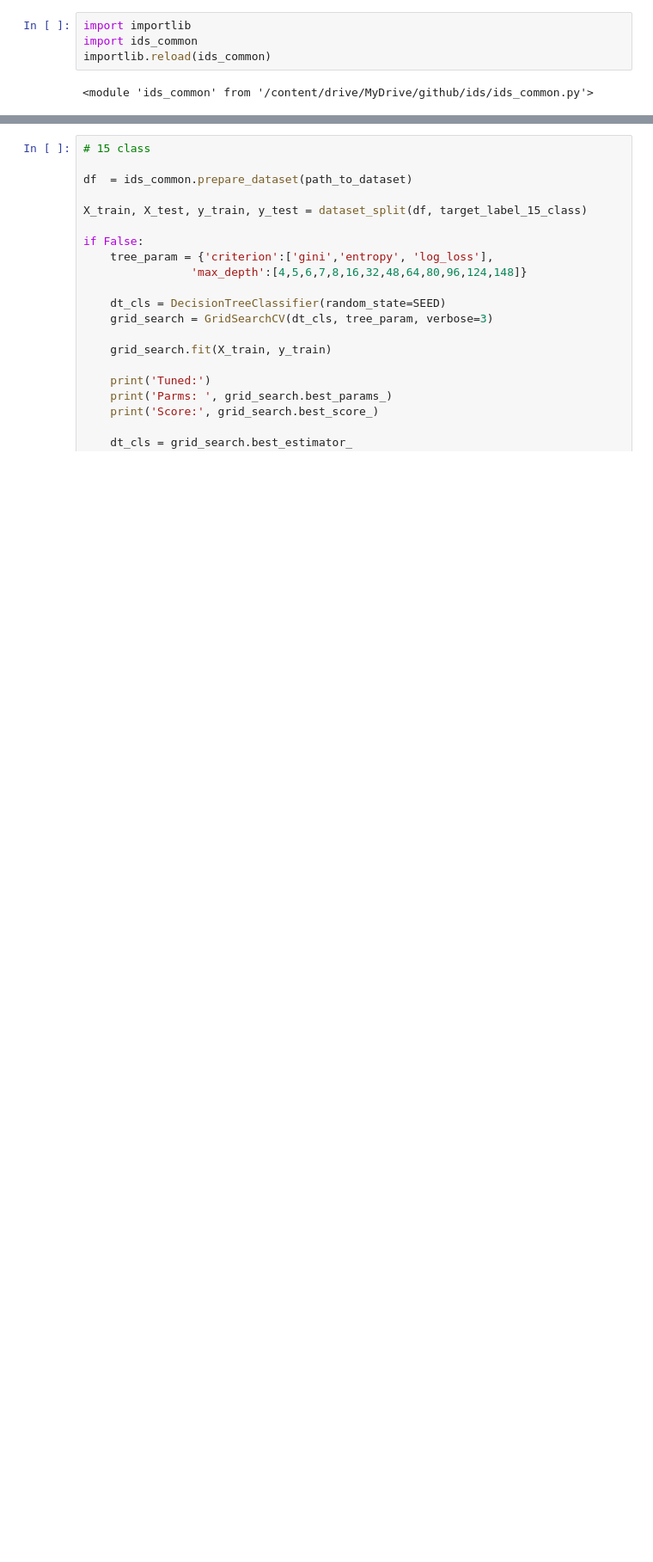
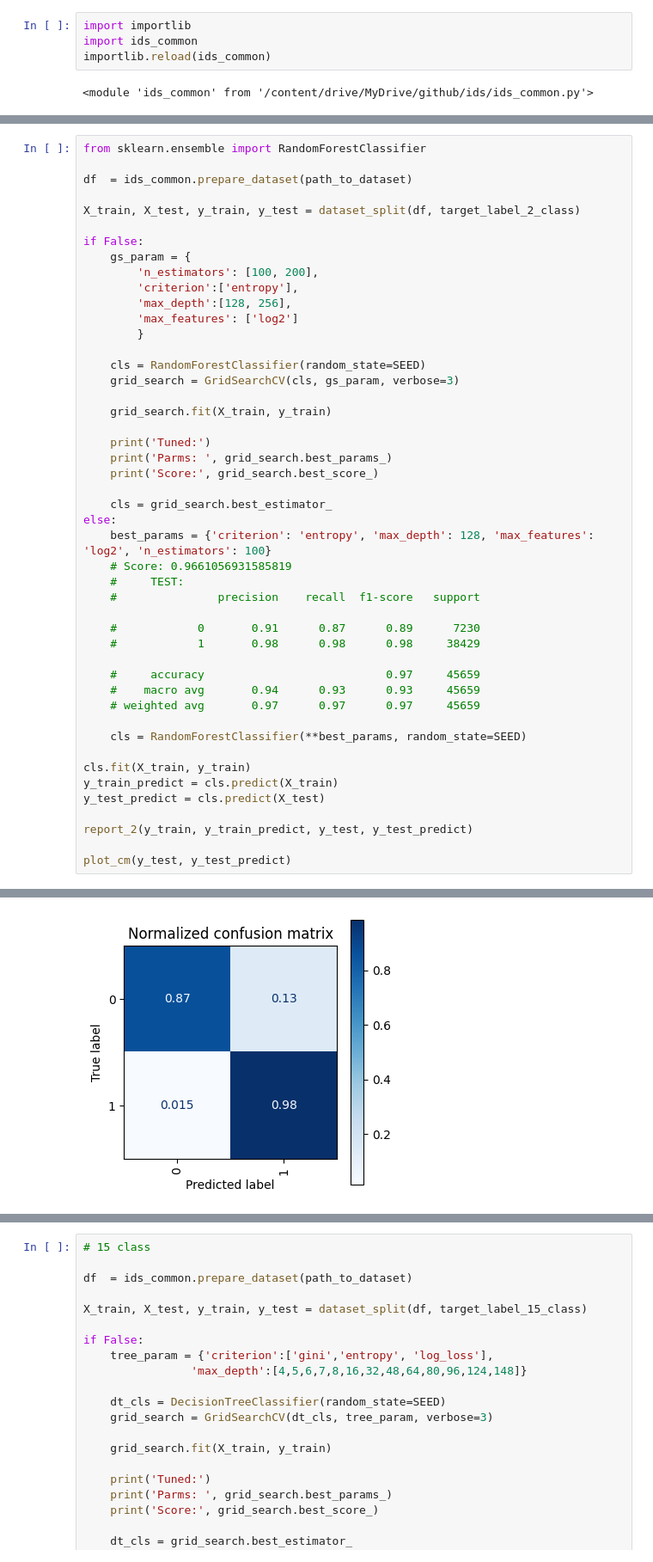
Before and after one commit to pro1710/ids, a Jupyter notebook: colab.ipynb, the cells around one changed output, grey strips where cells are left out. Shown at 86% size. Saved outputs shown, nothing was run; the diff lists cells and outputs as text; blank space fills up the shorter version.

```diff
--- a/colab.ipynb
+++ b/colab.ipynb
@@ -371,0 +474,48 @@ weighted avg       0.98      0.98      0.98     45659
+# %%
+from sklearn.ensemble import RandomForestClassifier
+
+df  = ids_common.prepare_dataset(path_to_dataset)
+
+X_train, X_test, y_train, y_test = dataset_split(df, target_label_2_class)
+
+if False:
+    gs_param = {
+        'n_estimators': [100, 200],
+        'criterion':['entropy'],
+        'max_depth':[128, 256],
+        'max_features': ['log2']
+        }
+
+    cls = RandomForestClassifier(random_state=SEED)
+    grid_search = GridSearchCV(cls, gs_param, verbose=3)
+
+    grid_search.fit(X_train, y_train)
+
+    print('Tuned:')
+    print('Parms: ', grid_search.best_params_)
+    print('Score:', grid_search.best_score_)
+
+    cls = grid_search.best_estimator_
+else:
+    best_params = {'criterion': 'entropy', 'max_depth': 128, 'max_features': 'log2', 'n_estimators': 100}
+    # Score: 0.9661056931585819
+    #     TEST:
+    #               precision    recall  f1-score   support
+
+    #            0       0.91      0.87      0.89      7230
+    #            1       0.98      0.98      0.98     38429
+
+    #     accuracy                           0.97     45659
+    #    macro avg       0.94      0.93      0.93     45659
+    # weighted avg       0.97      0.97      0.97     45659
+
+    cls = RandomForestClassifier(**best_params, random_state=SEED)
+
+cls.fit(X_train, y_train)
+y_train_predict = cls.predict(X_train)
+y_test_predict = cls.predict(X_test)
+
+report_2(y_train, y_train_predict, y_test, y_test_predict)
+
+plot_cm(y_test, y_test_predict)
+# %% [output]
@@ -371,0 +539 @@ weighted avg       0.98      0.98      0.98     45659
+[figure, added]
```
Also changed, not shown: parts of 21 cells of this notebook.
